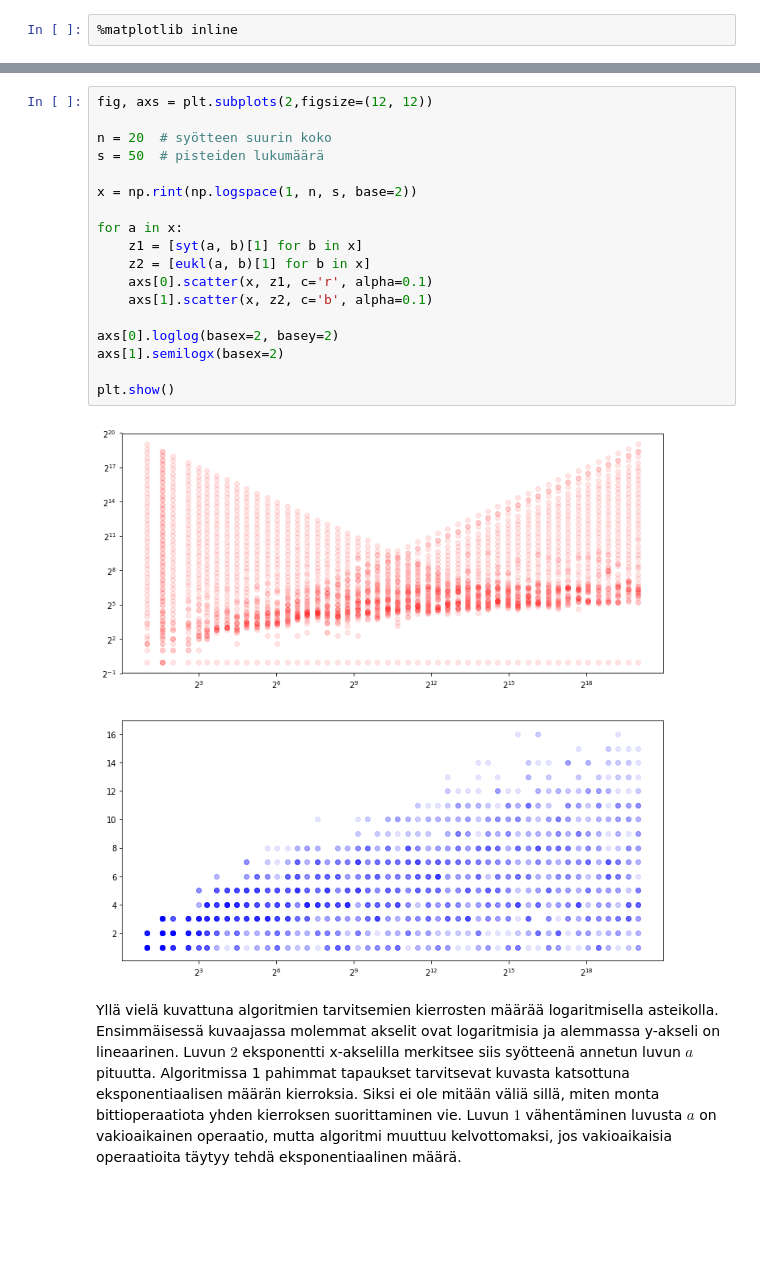
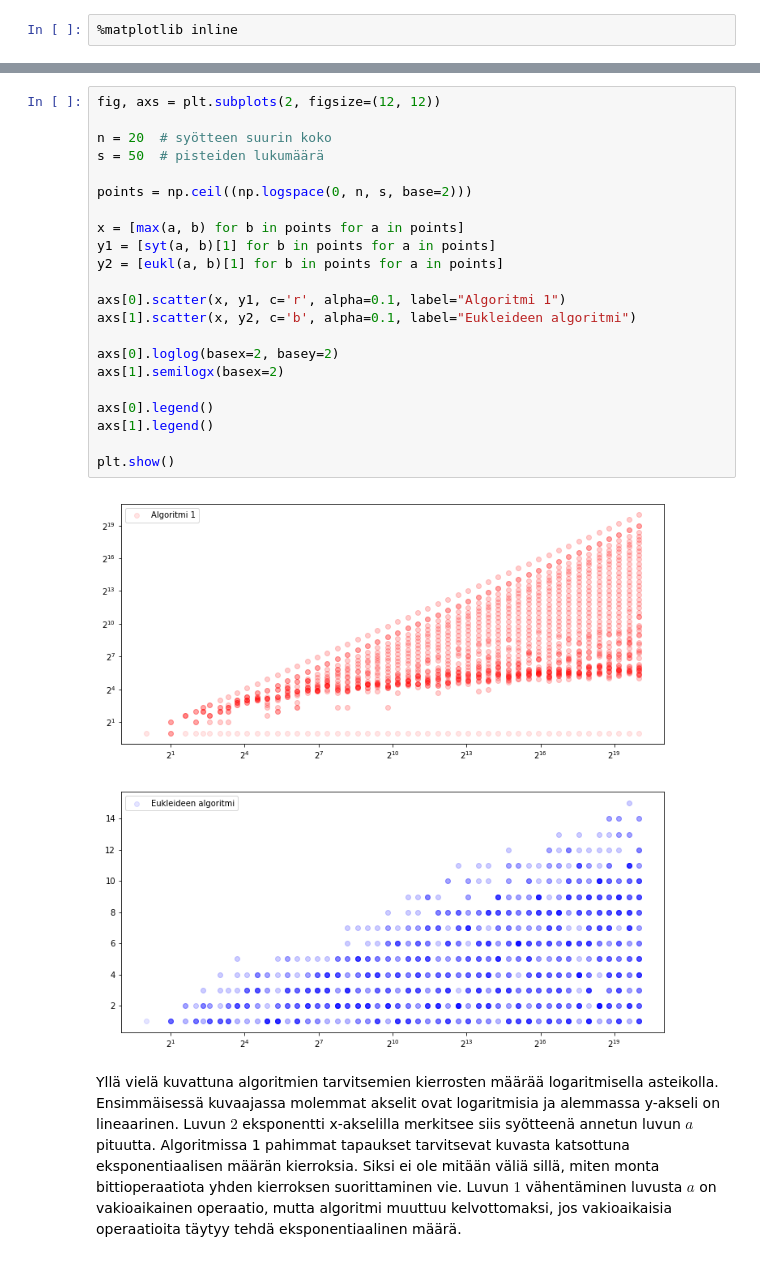
Before and after one commit to pajunkissa/gcd-complexity, a Jupyter notebook: Algoritmien vertailua.ipynb, the cells around one changed output, grey strips where cells are left out. Drawn from its saved outputs; the diff is of its cells as text; blank space fills up the shorter version.

```diff
--- a/Algoritmien vertailua.ipynb
+++ b/Algoritmien vertailua.ipynb
@@ -113,23 +113,27 @@ Kun syötteitä on kaksi ja tulosteita yksi, tilanne on luonteeltaan kolmiuottei
 # %%
-fig, axs = plt.subplots(2,figsize=(12, 12))
+fig, axs = plt.subplots(2, figsize=(12, 12))
 
 n = 20  # syötteen suurin koko
 s = 50  # pisteiden lukumäärä
 
-x = np.rint(np.logspace(1, n, s, base=2))
+points = np.ceil((np.logspace(0, n, s, base=2)))
 
-for a in x:
-    z1 = [syt(a, b)[1] for b in x]
-    z2 = [eukl(a, b)[1] for b in x]
-    axs[0].scatter(x, z1, c='r', alpha=0.1)
-    axs[1].scatter(x, z2, c='b', alpha=0.1)
+x = [max(a, b) for b in points for a in points]
+y1 = [syt(a, b)[1] for b in points for a in points]
+y2 = [eukl(a, b)[1] for b in points for a in points]
+
+axs[0].scatter(x, y1, c='r', alpha=0.1, label="Algoritmi 1")
+axs[1].scatter(x, y2, c='b', alpha=0.1, label="Eukleideen algoritmi")
 
 axs[0].loglog(basex=2, basey=2)
 axs[1].semilogx(basex=2)
 
+axs[0].legend()
+axs[1].legend()
+
 plt.show()
 # %% [output]
-[figure, old version]
+[figure, new version]
 # %% [markdown]
 Yllä vielä kuvattuna algoritmien tarvitsemien kierrosten määrää logaritmisella asteikolla. Ensimmäisessä kuvaajassa molemmat akselit ovat logaritmisia ja alemmassa y-akseli on lineaarinen. Luvun $2$ eksponentti x-akselilla merkitsee siis syötteenä annetun luvun $a$ pituutta. Algoritmissa 1 pahimmat tapaukset tarvitsevat kuvasta katsottuna eksponentiaalisen määrän kierroksia. Siksi ei ole mitään väliä sillä, miten monta bittioperaatiota yhden kierroksen suorittaminen vie. Luvun $1$ vähentäminen luvusta $a$ on vakioaikainen operaatio, mutta algoritmi muuttuu kelvottomaksi, jos vakioaikaisia operaatioita täytyy tehdä eksponentiaalinen määrä.
 
```
Also changed, not shown: parts of 2 cells of this notebook.
